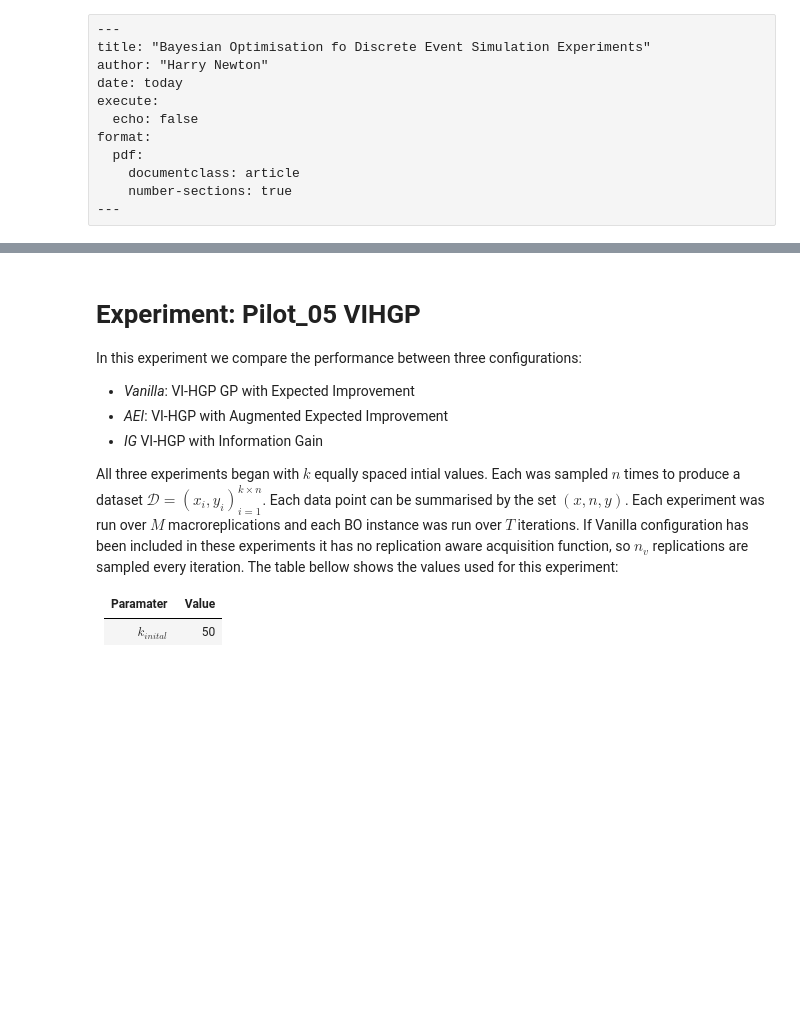
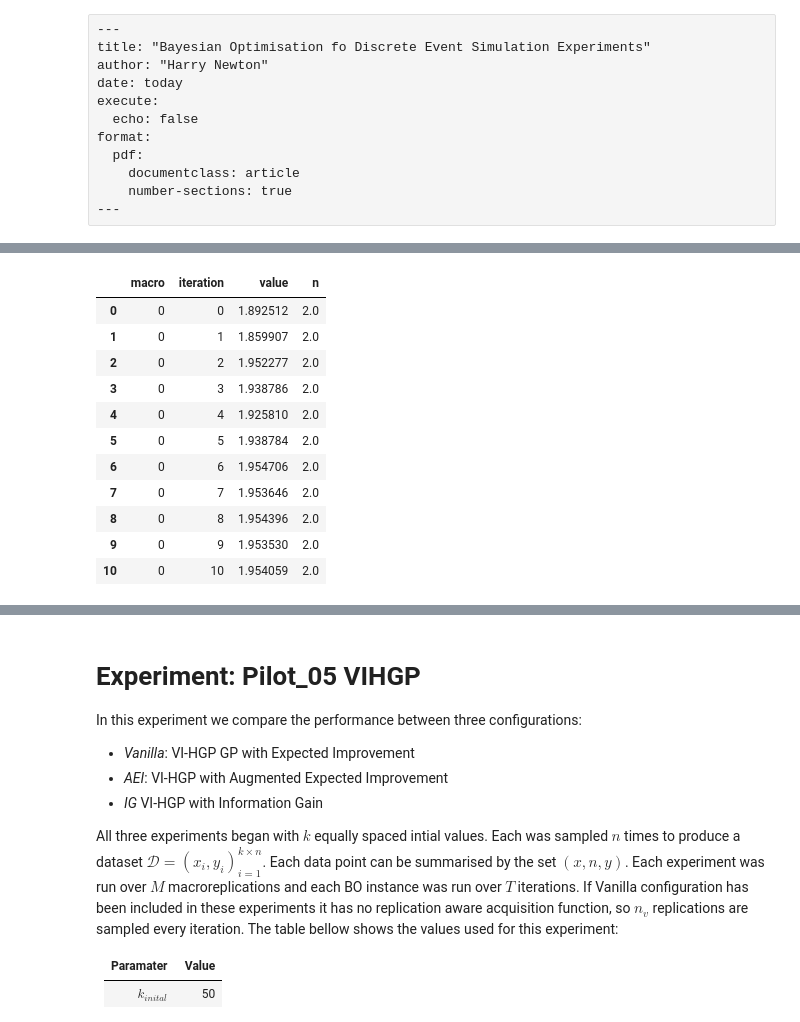
Before and after one commit to BazzahN/DES_BO, a Jupyter notebook: analysis.ipynb, the cells around one changed output, grey strips where cells are left out. Drawn from its saved outputs; the diff is of its cells as text; code cells hidden in the pictures; blank space fills up the shorter version.

Commit message:
Written analysis to work with new way of doing experiments

```diff
--- a/analysis.ipynb
+++ b/analysis.ipynb
@@ -400,22 +318,34 @@ import seaborn as sns
 
 records = []
 
-for m in exp_params['models']:
-    data = all_data[m]
-
-    # shape: [M, T, 1] → [M, T]
-    values = data['f_strs_true'].squeeze(-1)
-
-    for macro in range(values.shape[0]):
-        for t in range(values.shape[1]):
-            records.append({
-                "model": m,
-                "iteration": t,
-                "value": values[macro, t].item(),
-                "macro": macro
-            })
+# shape: [M, T, 1] → [M, T]
+values = data_analysis['f_strs_true'].squeeze(-1)
+ns = data_analysis['n'].squeeze(-1)
+for macro in range(values.shape[0]):
+	for t in range(values.shape[1]):
+		records.append({
+			"macro": macro,
+			"iteration": t,
+			"value": values[macro, t].item(),
+			"n":ns[macro,t].item(),
+		})
 
 df = pd.DataFrame(records)
+# %%
+df
+# %% [output]
+|  | macro | iteration | value | n |
+| 0 | 0 | 0 | 1.892512 | 2.0 |
+| 1 | 0 | 1 | 1.859907 | 2.0 |
+| 2 | 0 | 2 | 1.952277 | 2.0 |
+| 3 | 0 | 3 | 1.938786 | 2.0 |
+| 4 | 0 | 4 | 1.925810 | 2.0 |
+| 5 | 0 | 5 | 1.938784 | 2.0 |
+| 6 | 0 | 6 | 1.954706 | 2.0 |
+| 7 | 0 | 7 | 1.953646 | 2.0 |
+| 8 | 0 | 8 | 1.954396 | 2.0 |
+| 9 | 0 | 9 | 1.953530 | 2.0 |
+| 10 | 0 | 10 | 1.954059 | 2.0 |
 # %%
 #NOTE: Average True best against cumulative n
 #TODO: Also plot y against number of iterations
```
Also changed, not shown: parts of 12 cells of this notebook, 1 other file.
